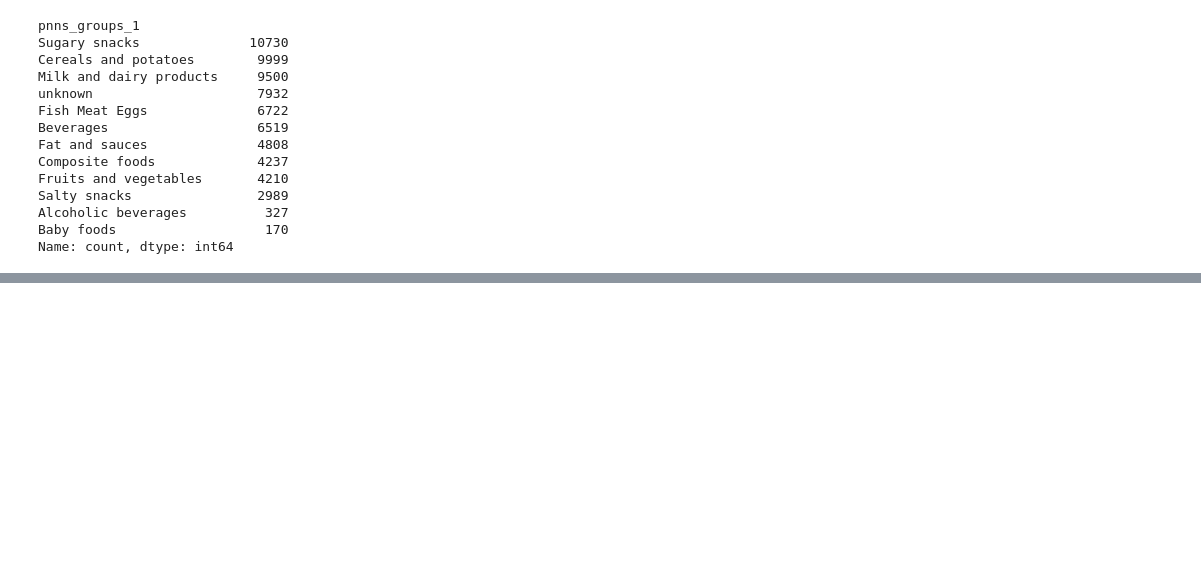
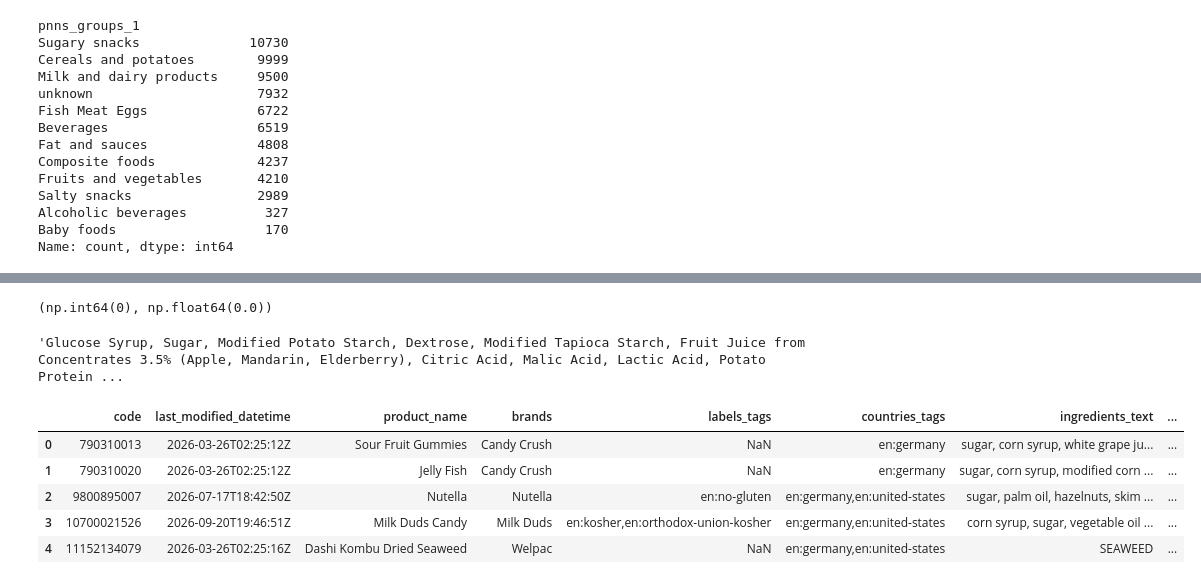
Before and after one commit to benedictbohnen/DS_Portfolio_Project, a Jupyter notebook: notebooks/eda.ipynb, the cells around one changed output, grey strips where cells are left out. Cells and saved outputs as stored; diff of their text form; code cells hidden in the pictures; blank space fills up the shorter version.

```diff
--- a/notebooks/eda.ipynb
+++ b/notebooks/eda.ipynb
@@ -112,0 +150,20 @@ df[maske]
+# %%
+# Widersprüche zu den Tags insgesamt
+tag_liste = df["ingredients_analysis_tags"].fillna("").str.split(",")
+widerspruch = (df["diet_type"] == "Vegan") & tag_liste.apply(lambda t: "en:non-vegan" in t)
+widerspruch.sum(), widerspruch.mean()
+# %% [output]
+(np.int64(0), np.float64(0.0))
+# %%
+df.loc[31,"ingredients_text"]
+# %% [output]
+'Glucose Syrup, Sugar, Modified Potato Starch, Dextrose, Modified Tapioca Starch, Fruit Juice from Concentrates 3.5% (Apple, Mandarin, Elderberry), Citric Acid, Malic Acid, Lactic Acid, Potato Protein ...
+# %%
+df.head()
+# %% [output]
+|  | code | last_modified_datetime | product_name | brands | labels_tags | countries_tags | ingredients_text | ... |
+| 0 | 790310013 | 2026-03-26T02:25:12Z | Sour Fruit Gummies | Candy Crush | NaN | en:germany | sugar, corn syrup, white grape ju... | ... |
+| 1 | 790310020 | 2026-03-26T02:25:12Z | Jelly Fish | Candy Crush | NaN | en:germany | sugar, corn syrup, modified corn ... | ... |
+| 2 | 9800895007 | 2026-07-17T18:42:50Z | Nutella | Nutella | en:no-gluten | en:germany,en:united-states | sugar, palm oil, hazelnuts, skim ... | ... |
+| 3 | 10700021526 | 2026-09-20T19:46:51Z | Milk Duds Candy | Milk Duds | en:kosher,en:orthodox-union-kosher | en:germany,en:united-states | corn syrup, sugar, vegetable oil ... | ... |
+| 4 | 11152134079 | 2026-03-26T02:25:16Z | Dashi Kombu Dried Seaweed | Welpac | NaN | en:germany,en:united-states | SEAWEED | ... |
```
Also changed, not shown: parts of 9 cells of this notebook, 2 other files.
